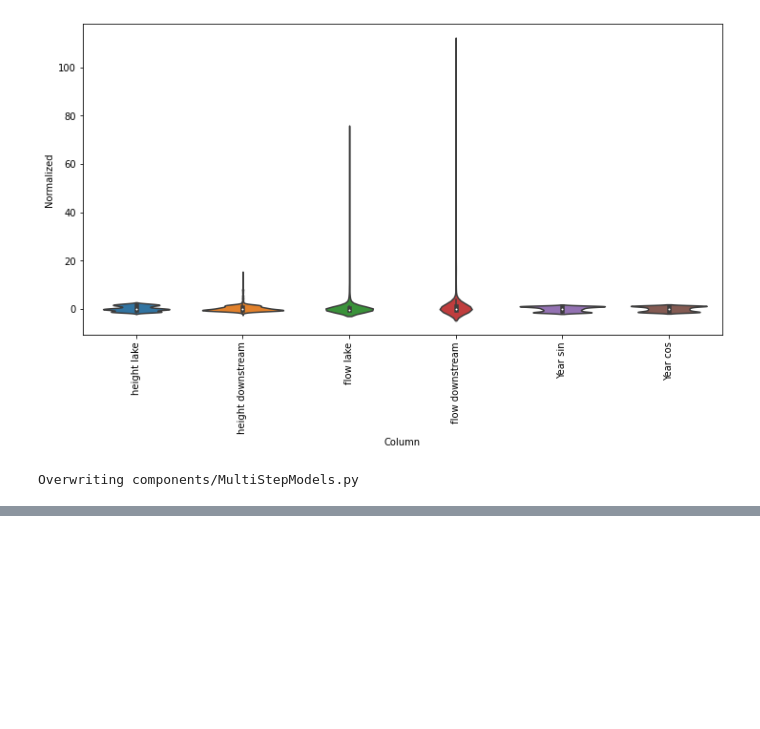
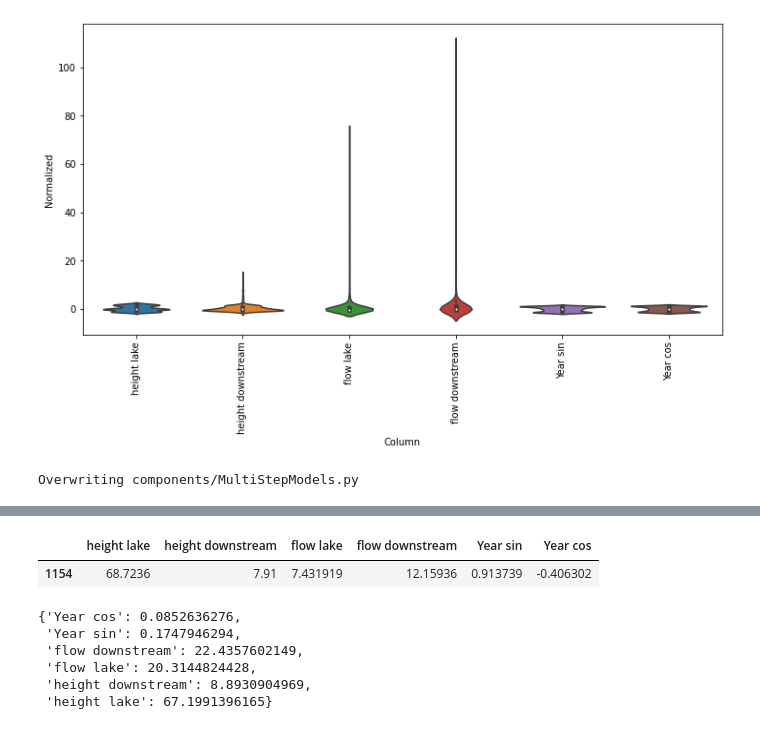
Before and after one commit to chanelcolgate/hydroelectric-project, a Jupyter notebook: Thuy_van_du_bao.ipynb, the cells around one changed output, grey strips where cells are left out. Drawn from its saved outputs; the diff is of its cells as text; code cells hidden in the pictures; blank space fills up the shorter version.

```diff
--- a/Thuy_van_du_bao.ipynb
+++ b/Thuy_van_du_bao.ipynb
@@ -478,0 +552,15 @@ multiStepModels.startApp()
+# %%
+pd.DataFrame(df.loc[1065+90-1, :]).transpose()
+# %% [output]
+|  | height lake | height downstream | flow lake | flow downstream | Year sin | Year cos |
+| 1154 | 68.7236 | 7.91 | 7.431919 | 12.15936 | 0.913739 | -0.406302 |
+# %%
+import json
+json.loads(val.to_json())
+# %% [output]
+{'Year cos': 0.0852636276,
+ 'Year sin': 0.1747946294,
+ 'flow downstream': 22.4357602149,
+ 'flow lake': 20.3144824428,
+ 'height downstream': 8.8930904969,
+ 'height lake': 67.1991396165}
```
Also changed, not shown: parts of 10 cells of this notebook.
